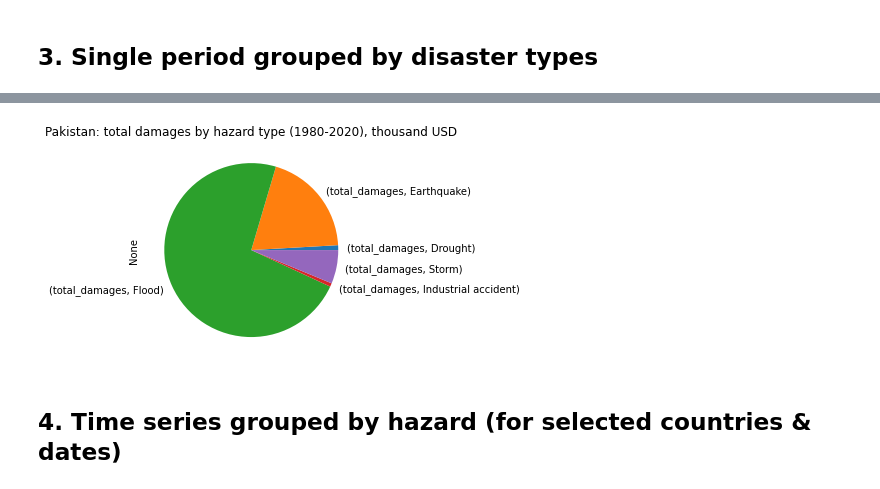
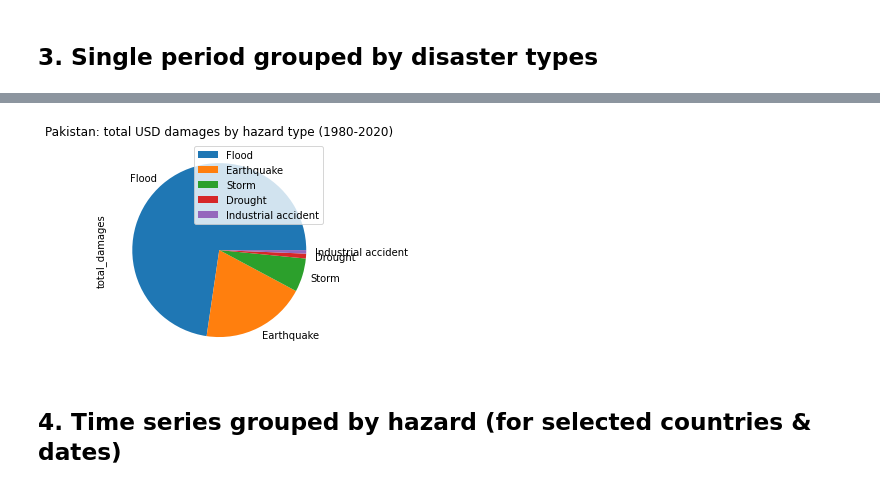
Before and after one commit to GFDRR/pyEmdat, a Jupyter notebook: py_emdat2.ipynb, the cells around one changed output, grey strips where cells are left out. Cells and saved outputs as stored; diff of their text form; code cells hidden in the pictures.

Commit message:
add graphic

```diff
--- a/py_emdat2.ipynb
+++ b/py_emdat2.ipynb
@@ -78,8 +68,9 @@ dtype: float64
 # %%
-result[result>100000].plot(kind = 'pie', y='total_damages', figsize =[4,4])
-plt.title('Pakistan: total damages by hazard type (1980-2020), thousand USD');
+result = ED.disaster_stats_entire_period(1980, 2020, countries = 'Pakistan', disastertype = 'all', stats = ['total_damages'])
+result.head().plot(kind = 'pie', y='total_damages', figsize =[4,4])
+plt.title('Pakistan: total USD damages by hazard type (1980-2020)');
 # %% [output]
-[figure, old version]
+[figure, new version]
 # %% [markdown]
 ## 4. Time series grouped by hazard (for selected countries & dates)
 # %%
```
Also changed, not shown: parts of 2 cells of this notebook, 2 other files.
